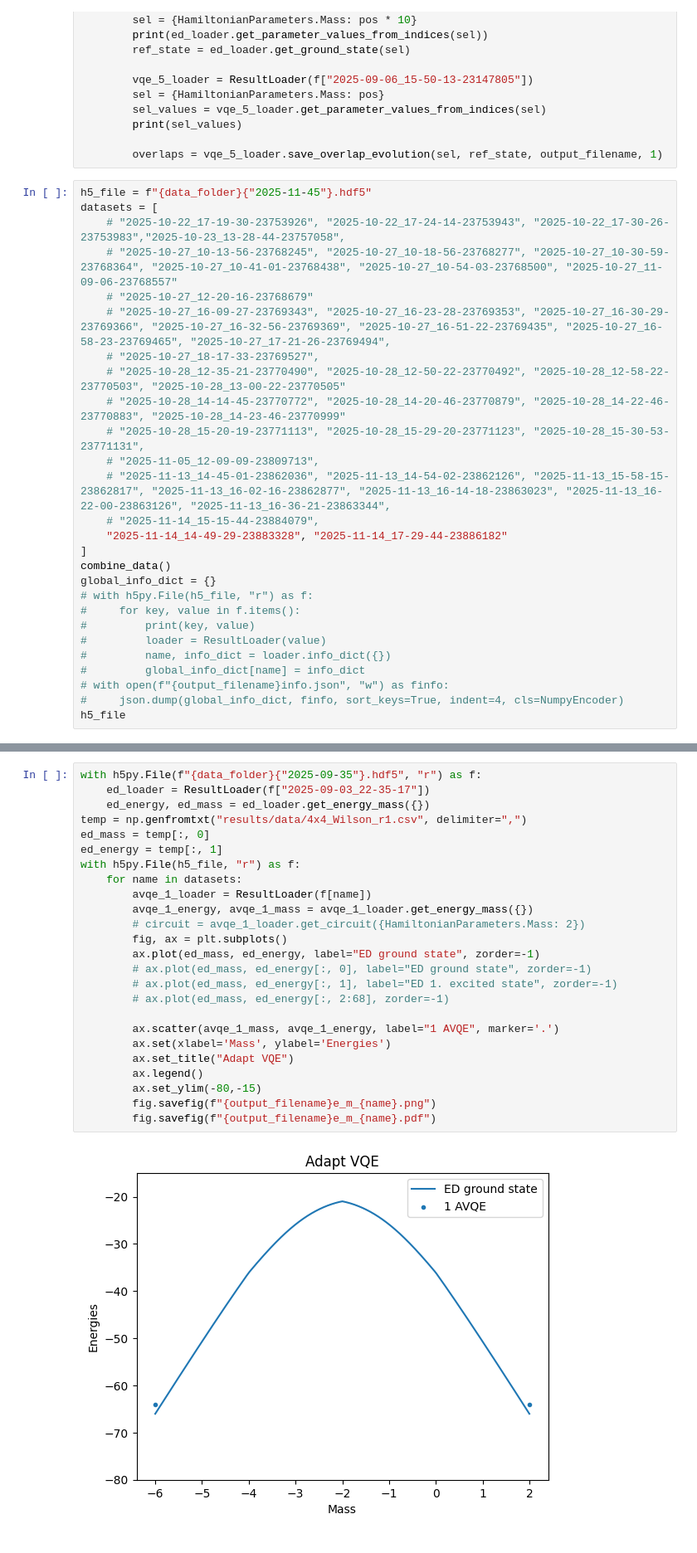
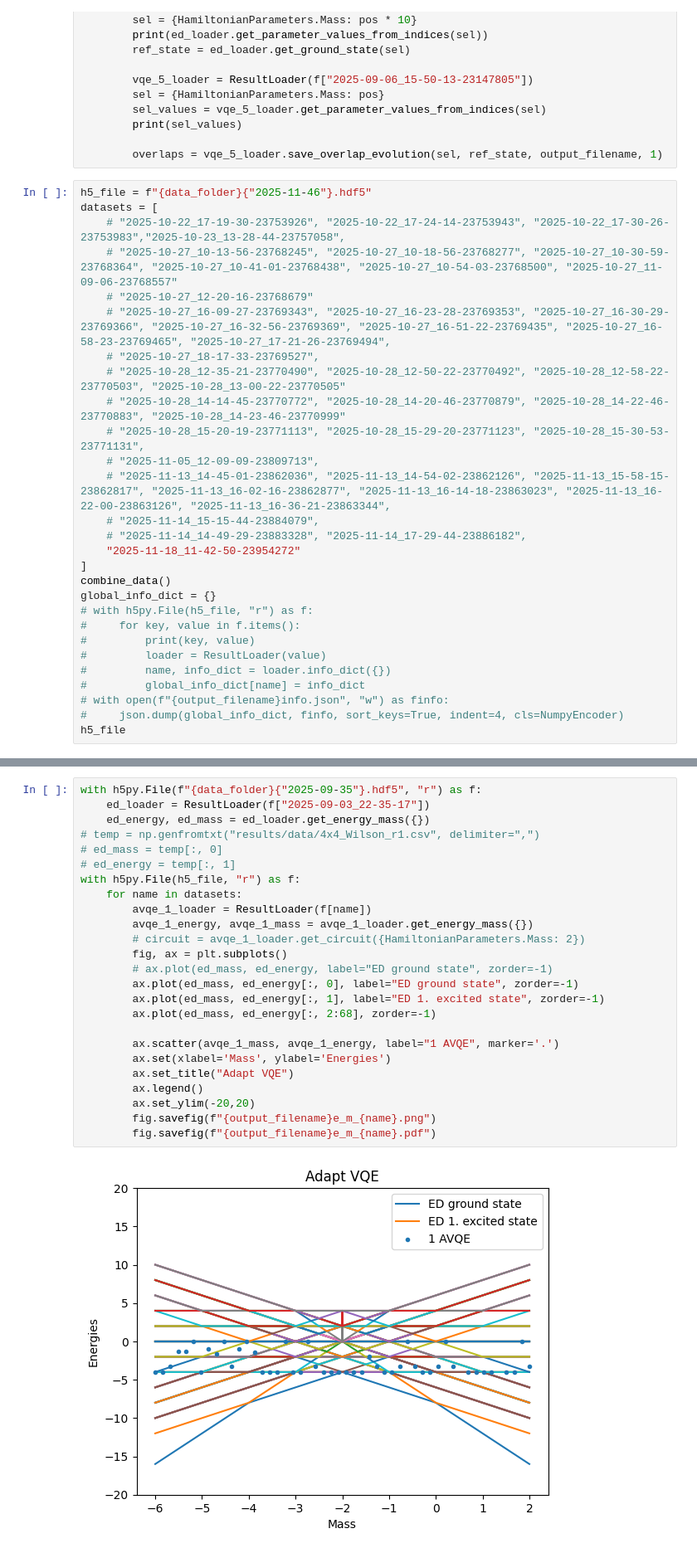
Before and after one commit to NicoDic98/QC-MasterThesis, a Jupyter notebook: plots.ipynb, the cells around one changed output, grey strips where cells are left out. Shown at 83% size. Drawn from its saved outputs; the diff is of its cells as text.

Commit message:
New run from different C invariant initial state done, mixed results

```diff
--- a/plots.ipynb
+++ b/plots.ipynb
@@ -157,7 +157,7 @@ with h5py.File(h5_file, "r") as f:
 
         overlaps = vqe_5_loader.save_overlap_evolution(sel, ref_state, output_filename, 1)
 # %%
-h5_file = f"{data_folder}{"2025-11-45"}.hdf5"
+h5_file = f"{data_folder}{"2025-11-46"}.hdf5"
 datasets = [
     # "2025-10-22_17-19-30-23753926", "2025-10-22_17-24-14-23753943", "2025-10-22_17-30-26-23753983","2025-10-23_13-28-44-23757058",
     # "2025-10-27_10-13-56-23768245", "2025-10-27_10-18-56-23768277", "2025-10-27_10-30-59-23768364", "2025-10-27_10-41-01-23768438", "2025-10-27_10-54-03-23768500", "2025-10-27_11-09-06-23768557"
@@ -170,7 +170,8 @@ datasets = [
     # "2025-11-05_12-09-09-23809713",
     # "2025-11-13_14-45-01-23862036", "2025-11-13_14-54-02-23862126", "2025-11-13_15-58-15-23862817", "2025-11-13_16-02-16-23862877", "2025-11-13_16-14-18-23863023", "2025-11-13_16-22-00-23863126", "2025-11-13_16-36-21-23863344",
     # "2025-11-14_15-15-44-23884079",
-    "2025-11-14_14-49-29-23883328", "2025-11-14_17-29-44-23886182"
+    # "2025-11-14_14-49-29-23883328", "2025-11-14_17-29-44-23886182",
+    "2025-11-18_11-42-50-23954272"
 ]
 combine_data()
 global_info_dict = {}
@@ -197,27 +200,27 @@ Skipping combined file 2025-11-44.hdf5
 # %%
 with h5py.File(f"{data_folder}{"2025-09-35"}.hdf5", "r") as f:
     ed_loader = ResultLoader(f["2025-09-03_22-35-17"])
     ed_energy, ed_mass = ed_loader.get_energy_mass({})
-temp = np.genfromtxt("results/data/4x4_Wilson_r1.csv", delimiter=",")
-ed_mass = temp[:, 0]
-ed_energy = temp[:, 1]
+# temp = np.genfromtxt("results/data/4x4_Wilson_r1.csv", delimiter=",")
+# ed_mass = temp[:, 0]
+# ed_energy = temp[:, 1]
 with h5py.File(h5_file, "r") as f:
     for name in datasets:
         avqe_1_loader = ResultLoader(f[name])
         avqe_1_energy, avqe_1_mass = avqe_1_loader.get_energy_mass({})
         # circuit = avqe_1_loader.get_circuit({HamiltonianParameters.Mass: 2})
         fig, ax = plt.subplots()
-        ax.plot(ed_mass, ed_energy, label="ED ground state", zorder=-1)
-        # ax.plot(ed_mass, ed_energy[:, 0], label="ED ground state", zorder=-1)
-        # ax.plot(ed_mass, ed_energy[:, 1], label="ED 1. excited state", zorder=-1)
-        # ax.plot(ed_mass, ed_energy[:, 2:68], zorder=-1)
+        # ax.plot(ed_mass, ed_energy, label="ED ground state", zorder=-1)
+        ax.plot(ed_mass, ed_energy[:, 0], label="ED ground state", zorder=-1)
+        ax.plot(ed_mass, ed_energy[:, 1], label="ED 1. excited state", zorder=-1)
+        ax.plot(ed_mass, ed_energy[:, 2:68], zorder=-1)
 
         ax.scatter(avqe_1_mass, avqe_1_energy, label="1 AVQE", marker='.')
         ax.set(xlabel='Mass', ylabel='Energies')
         ax.set_title("Adapt VQE")
         ax.legend()
-        ax.set_ylim(-80,-15)
+        ax.set_ylim(-20,20)
         fig.savefig(f"{output_filename}e_m_{name}.png")
         fig.savefig(f"{output_filename}e_m_{name}.pdf")
 # %% [output]
-[figure, old version]
+[figure, new version]
```
Also changed, not shown: parts of 5 cells of this notebook, 21 other files.
